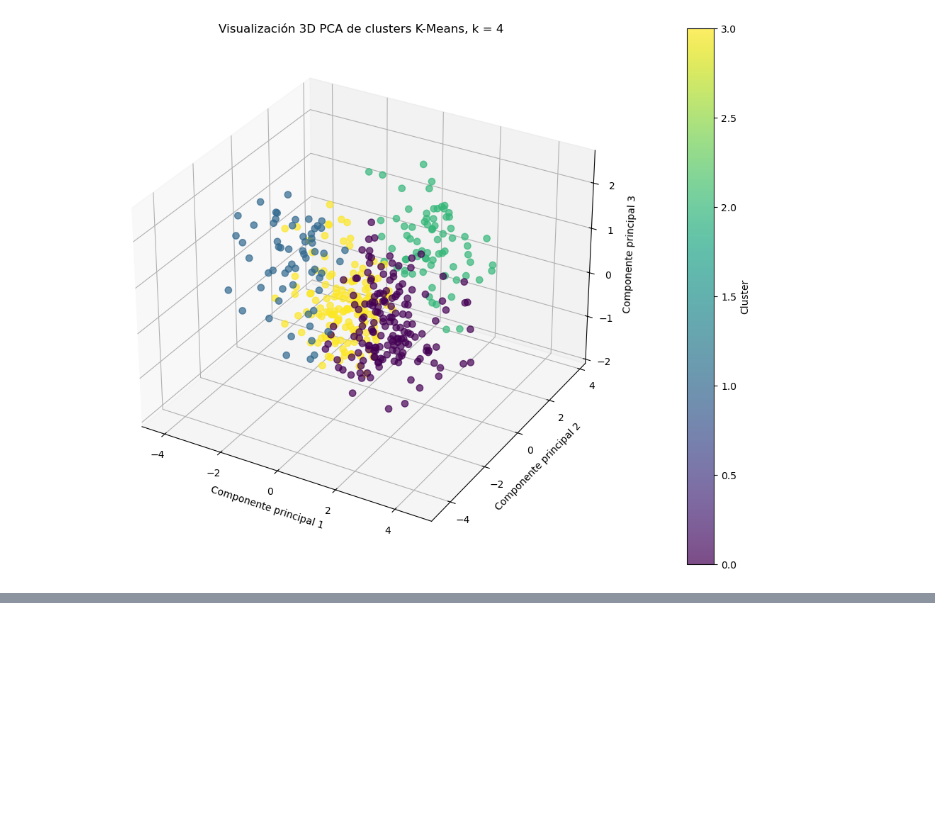
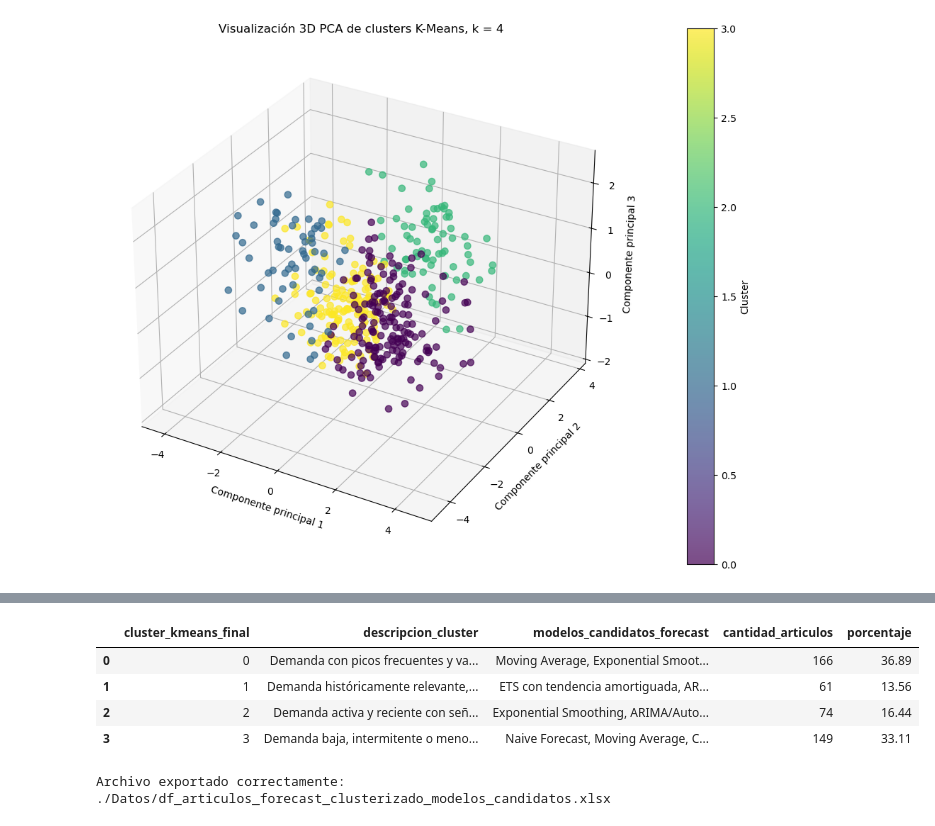
Before and after one commit to choppeb7/Tesis-Master-AI, a Jupyter notebook: 4_cluterizacion_articulos.ipynb, the cells around one changed output, grey strips where cells are left out. Drawn from its saved outputs; the diff is of its cells as text; code cells hidden in the pictures; blank space fills up the shorter version.

```diff
--- a/4_cluterizacion_articulos.ipynb
+++ b/4_cluterizacion_articulos.ipynb
@@ -1601,0 +1661,37 @@ plt.show()
+# %%
+# ============================================================
+# Tabla resumen de clusters y modelos candidatos
+# ============================================================
+
+resumen_modelos_por_cluster=(df_cluster
+                             .groupby(["cluster_kmeans_final", "descripcion_cluster", "modelos_candidatos_forecast"])
+                             .size()
+                             .reset_index(name="cantidad_articulos")
+                             )
+
+resumen_modelos_por_cluster["porcentaje"] = (
+    resumen_modelos_por_cluster["cantidad_articulos"]/resumen_modelos_por_cluster["cantidad_articulos"].sum()*100
+).round(2)
+
+resumen_modelos_por_cluster
+# %% [output]
+|  | cluster_kmeans_final | descripcion_cluster | modelos_candidatos_forecast | cantidad_articulos | porcentaje |
+| 0 | 0 | Demanda con picos frecuentes y va... | Moving Average, Exponential Smoot... | 166 | 36.89 |
+| 1 | 1 | Demanda históricamente relevante,... | ETS con tendencia amortiguada, AR... | 61 | 13.56 |
+| 2 | 2 | Demanda activa y reciente con señ... | Exponential Smoothing, ARIMA/Auto... | 74 | 16.44 |
+| 3 | 3 | Demanda baja, intermitente o meno... | Naive Forecast, Moving Average, C... | 149 | 33.11 |
+# %%
+# ============================================================
+# Exportar dataset clusterizado con modelos candidatos
+# ============================================================
+
+ruta_salida = "./Datos/df_articulos_forecast_clusterizado_modelos_candidatos.xlsx"
+
+df_cluster.to_excel(
+    ruta_salida,
+    index=False
+)
+
+print(f"Archivo exportado correctamente: {ruta_salida}")
+# %% [output]
+Archivo exportado correctamente: ./Datos/df_articulos_forecast_clusterizado_modelos_candidatos.xlsx
```
Also changed, not shown: parts of 11 cells of this notebook, 2 other files.
